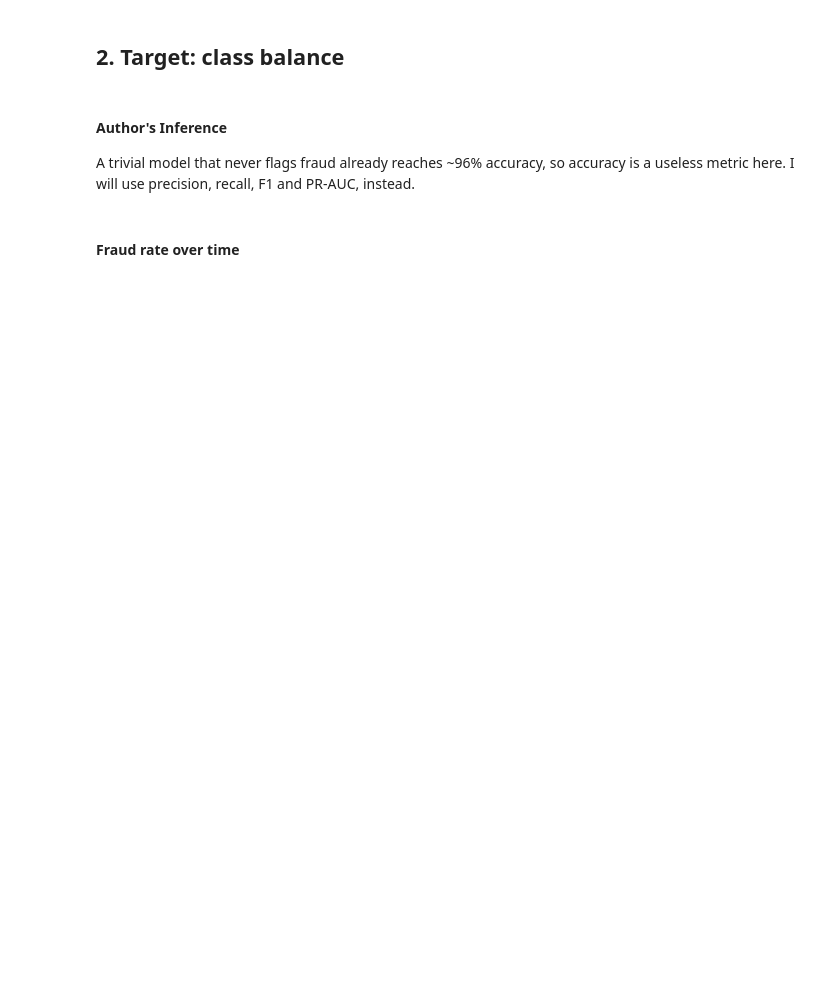
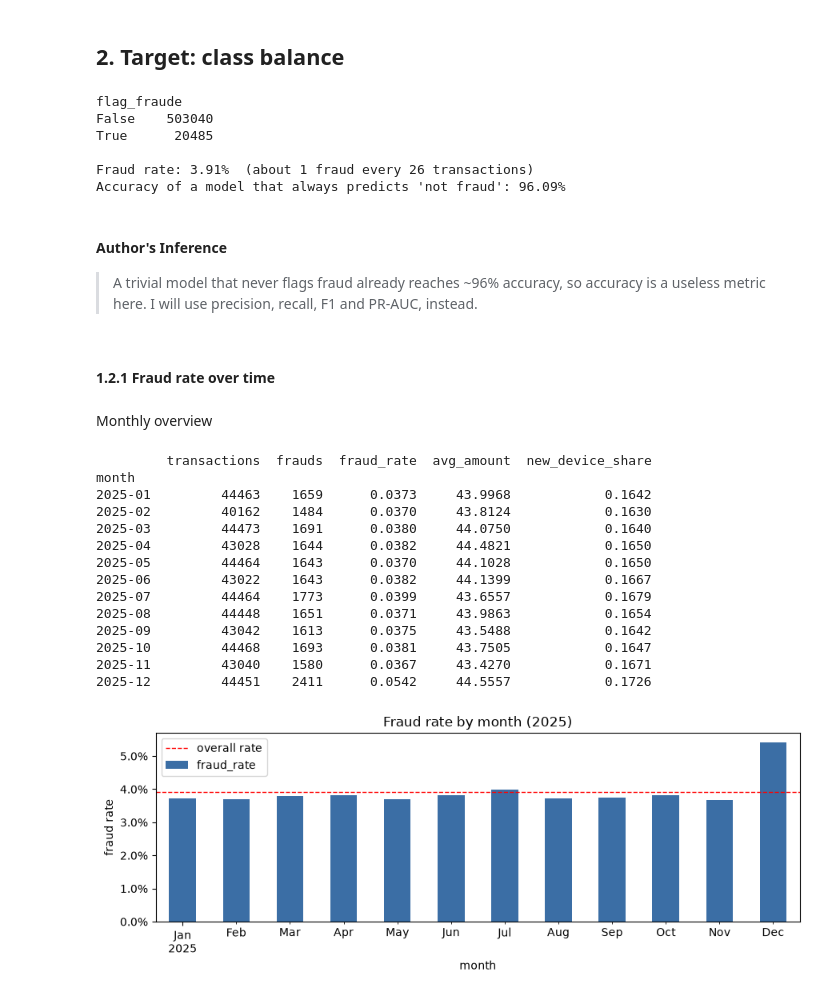
Before and after one commit to davi-ssantos/fraudulent-transactions-prediction, a Jupyter notebook: src/EDA.ipynb, the cells around one changed output. Drawn from its saved outputs; the diff is of its cells as text; code cells hidden in the pictures; blank space fills up the shorter version.

```diff
--- a/src/EDA.ipynb
+++ b/src/EDA.ipynb
@@ -16,15 +16,17 @@ from pathlib import Path
 import matplotlib.pyplot as plt
 import numpy as np
 import pandas as pd
+from scipy.stats import chi2
+from sklearn.metrics import average_precision_score, mutual_info_score, roc_auc_score
+from sklearn.tree import DecisionTreeClassifier, export_text
 
 pd.set_option("display.max_columns", 50)
-pd.set_option("display,width", 150)
 
 # Data paths
 # 1. Training set
-DATA_2025 = Path("src/data/transacoes_historico_2025.csv")
+DATA_2025 = Path("data/transacoes_historico_2025.csv")
 # 2. Testing set
-DATA_2026 = Path("src\data\transacoes_jan2026.csv")
+DATA_2026 = Path('data/transacoes_jan2026.csv')
 # 3. Resulting figures path
 FIG_DIR = Path("outputs/figures")
 FIG_DIR.mkdir(parents=True, exist_ok=True)
@@ -62,0 +100,13 @@ df.dtypes
+# %%
+df = df.sort_values("datahora_transacao").reset_index(drop=True)
+df_jan = df_jan.sort_values("datahora_transacao").reset_index(drop=True)
+
+for d in (df, df_jan):
+    d["month"] = d.datahora_transacao.dt.to_period("M")
+    d["hour"] = d.datahora_transacao.dt.hour
+    d["dayofweek"] = d.datahora_transacao.dt.day_of_week
+    d["day"] = d.datahora_transacao.dt.day
+    d["date"] = d.datahora_transacao.dt.normalize()
+
+print("2025:", df.shape, "|", df.datahora_transacao.min(), "->", df.datahora_transacao.max())
+print("Jan 2026:", df_jan.shape)
@@ -68,13 +121,50 @@ rate = df[TARGET].mean()
 print(counts.to_string())
 print(f"\nFraud rate: {rate:.2%}  (about 1 fraud every {1 / rate:.0f} transactions)")
 print("Accuracy of a model that always predicts 'not fraud':", f"{1 - rate:.2%}")
+# %% [output]
+flag_fraude
+False    503040
+True      20485
+
+Fraud rate: 3.91%  (about 1 fraud every 26 transactions)
+Accuracy of a model that always predicts 'not fraud': 96.09%
 # %% [markdown]
 #### Author's Inference
-A trivial model that never flags fraud already reaches ~96% accuracy, so accuracy is a useless metric here. I will use precision, recall, F1 and PR-AUC, instead.
+> A trivial model that never flags fraud already reaches ~96% accuracy, so accuracy is a useless metric here. I will use precision, recall, F1 and PR-AUC, instead.
 # %% [markdown]
-#### Fraud rate over time
+#### 1.2.1 Fraud rate over time
+# %% [markdown]
+Monthly overview
 # %%
-monthly = df.groupby(df.datahora_transacao.dt.to_period("M")).agg(
-    transactions=(TARGET, "size"), frauds=(TARGET, "sum"), fraud_rate=(TARGET, "mean")
+monthly = df.groupby("month").agg(
+    transactions=(TARGET, "size"),
+    frauds=(TARGET, "sum"),
+    fraud_rate=(TARGET, "mean"),
+    avg_amount=("valor_transacao", "mean"),
+    new_device_share=("is_new_device", "mean"),
 )
 print(monthly.round(4).to_string())
+
+ax = monthly["fraud_rate"].plot.bar(figsize=(9, 3.5), color="#3b6ea5")
+ax.axhline(df[TARGET].mean(), color="red", ls="--", lw=1, label="overall rate")
+ax.set_ylabel("fraud rate")
+ax.set_title("Fraud rate by month (2025)")
+ax.yaxis.set_major_formatter(lambda v, _: f"{v:.1%}")
+ax.legend()
+save_fig("monthly_fraud_rate")
+# %% [output]
+         transactions  frauds  fraud_rate  avg_amount  new_device_share
+month
+2025-01         44463    1659      0.0373     43.9968            0.1642
+2025-02         40162    1484      0.0370     43.8124            0.1630
+2025-03         44473    1691      0.0380     44.0750            0.1640
+2025-04         43028    1644      0.0382     44.4821            0.1650
+2025-05         44464    1643      0.0370     44.1028            0.1650
+2025-06         43022    1643      0.0382     44.1399            0.1667
+2025-07         44464    1773      0.0399     43.6557            0.1679
+2025-08         44448    1651      0.0371     43.9863            0.1654
+2025-09         43042    1613      0.0375     43.5488            0.1642
+2025-10         44468    1693      0.0381     43.7505            0.1647
+2025-11         43040    1580      0.0367     43.4270            0.1671
+2025-12         44451    2411      0.0542     44.5557            0.1726
+[figure, added]
```
Also changed, not shown: parts of 77 cells of this notebook, 10 other files.
